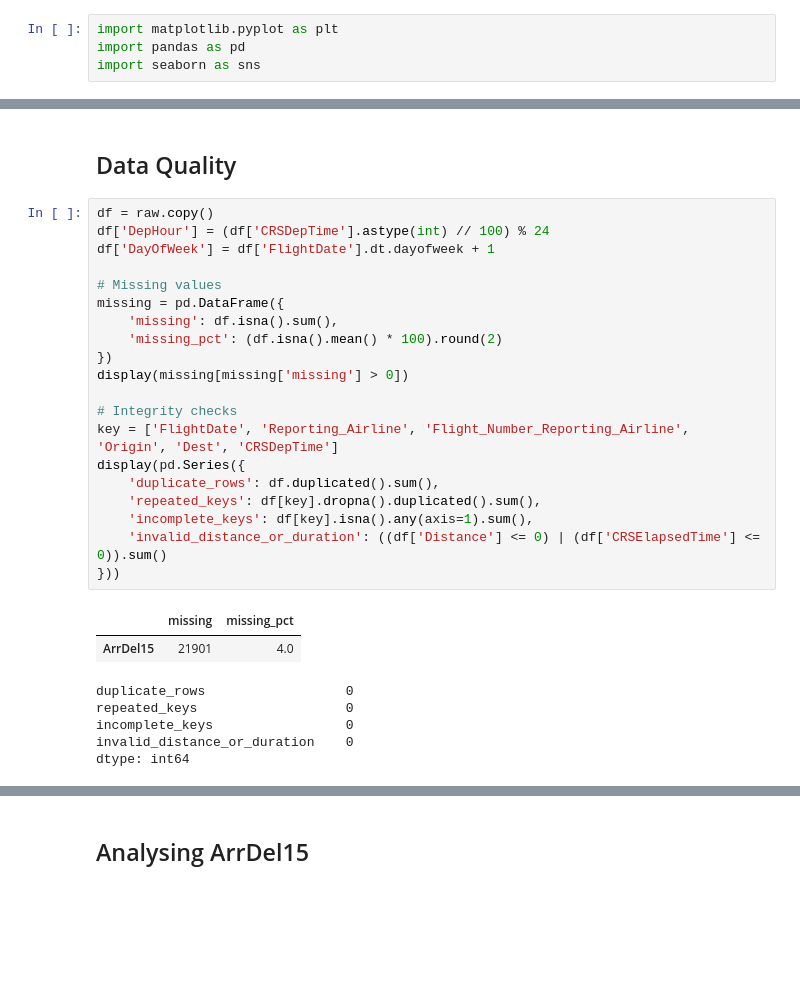
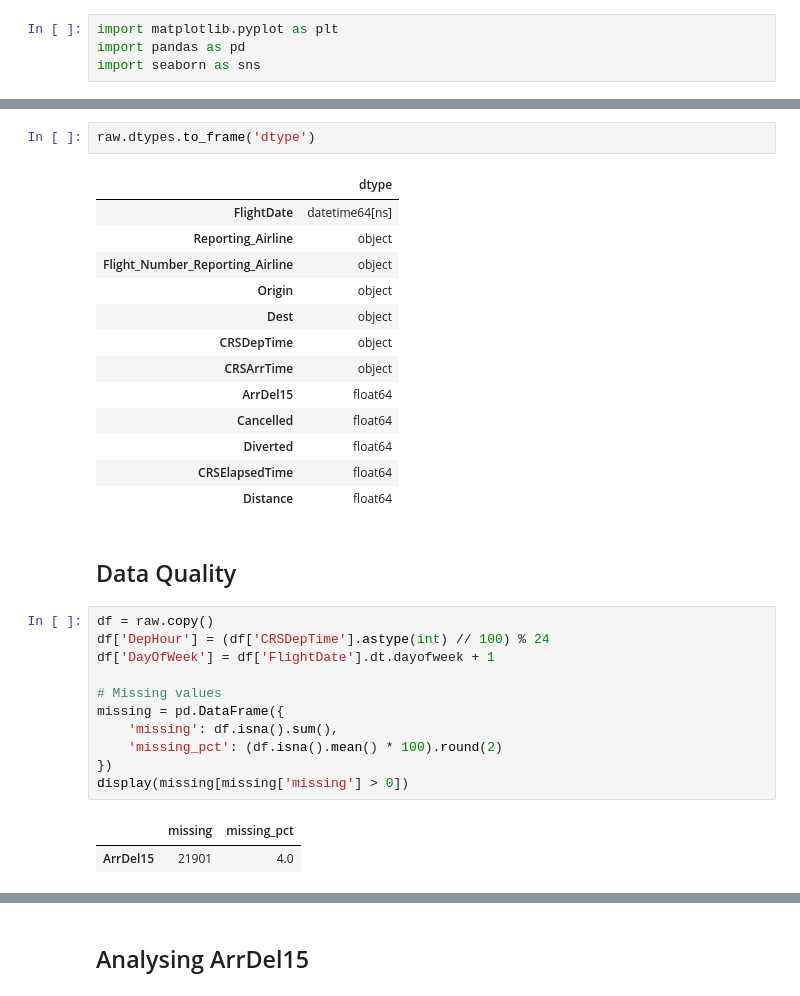
Before and after one commit to girwandhakal/flight-delay-pipeline, a Jupyter notebook: notebooks/eda_bts.ipynb, the cells around one changed output, grey strips where cells are left out. Saved outputs shown, nothing was run; the diff lists cells and outputs as text; blank space fills up the shorter version.

```diff
--- a/notebooks/eda_bts.ipynb
+++ b/notebooks/eda_bts.ipynb
@@ -33,6 +33,22 @@ Shape: (547271, 12)
 | 2 | 2024-01-10 | 9E | 4801 | LGA | OMA | 0856 | 1135 | ... |
 | 3 | 2024-01-11 | 9E | 4801 | LGA | OMA | 0856 | 1135 | ... |
 | 4 | 2024-01-12 | 9E | 4801 | LGA | OMA | 0856 | 1135 | ... |
+# %%
+raw.dtypes.to_frame('dtype')
+# %% [output]
+|  | dtype |
+| FlightDate | datetime64[ns] |
+| Reporting_Airline | object |
+| Flight_Number_Reporting_Airline | object |
+| Origin | object |
+| Dest | object |
+| CRSDepTime | object |
+| CRSArrTime | object |
+| ArrDel15 | float64 |
+| Cancelled | float64 |
+| Diverted | float64 |
+| CRSElapsedTime | float64 |
+| Distance | float64 |
 # %% [markdown]
 ## Data Quality
 # %%
@@ -46,20 +62,6 @@ missing = pd.DataFrame({
     'missing_pct': (df.isna().mean() * 100).round(2)
 })
 display(missing[missing['missing'] > 0])
-
-# Integrity checks
-key = ['FlightDate', 'Reporting_Airline', 'Flight_Number_Reporting_Airline', 'Origin', 'Dest', 'CRSDepTime']
-display(pd.Series({
-    'duplicate_rows': df.duplicated().sum(),
-    'repeated_keys': df[key].dropna().duplicated().sum(),
-    'incomplete_keys': df[key].isna().any(axis=1).sum(),
-    'invalid_distance_or_duration': ((df['Distance'] <= 0) | (df['CRSElapsedTime'] <= 0)).sum()
-}))
 # %% [output]
 |  | missing | missing_pct |
 | ArrDel15 | 21901 | 4.0 |
-duplicate_rows                  0
-repeated_keys                   0
-incomplete_keys                 0
-invalid_distance_or_duration    0
-dtype: int64
```
Also changed, not shown: parts of 2 cells of this notebook, 12 other files.
